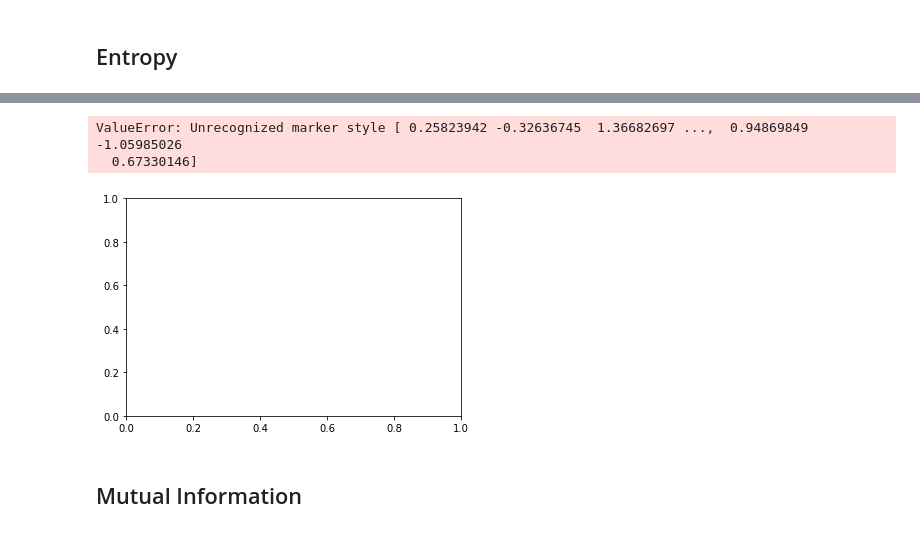
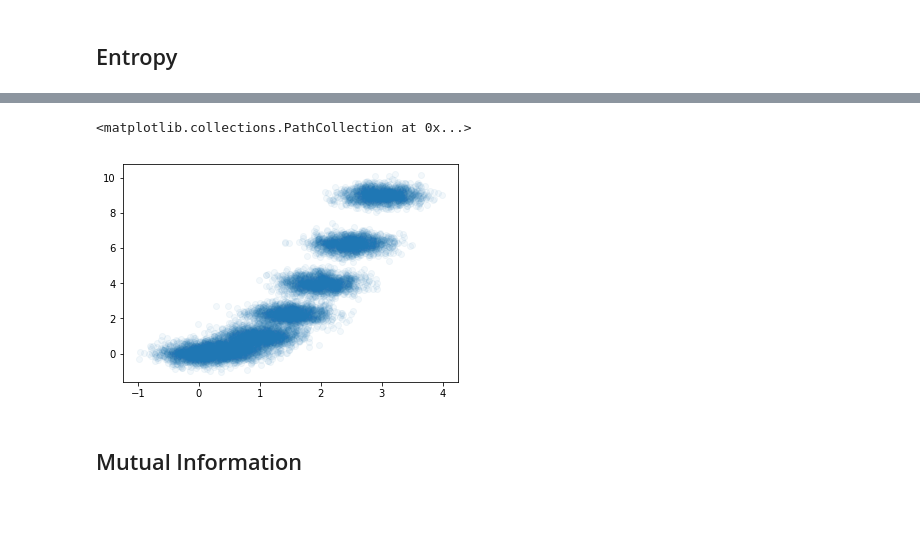
Before and after one commit to BouchardLab/info_measures, a Jupyter notebook: notebooks/entropy_and_mutual_information.ipynb, the cells around one changed output, grey strips where cells are left out. Saved outputs shown, nothing was run; the diff lists cells and outputs as text; code cells hidden in the pictures.

```diff
--- a/notebooks/entropy_and_mutual_information.ipynb
+++ b/notebooks/entropy_and_mutual_information.ipynb
@@ -397,14 +397,19 @@ from info_measures.numpy import gaussian_mixture
 ## Entropy
 # %%
 reload(gaussian_mixture)
-m = gaussian_mixture.GaussianMixture(7, 5, 1., .1)
+m = gaussian_mixture.GaussianMixture(7, 7, 1., .1)
 mu = m.center[0]
 e = np.asscalar(multivariate_normal(mu, np.diag(m.var * np.ones_like(mu))).entropy())
+# %%
+center = np.zeros((7, 2))
+center[:, 0] = np.arange(7) / 2.
+center[:, 1] = (np.arange(7) /2)**2
+m.center = center
 # %%
 x = []
 y = []
 y2 = []
-for xi in np.logspace(2, 5, 100, dtype=int):
+for xi in np.logspace(2, 7, 100, dtype=int):
     x.append(xi)
     samples, yi = m.sample_entropy(xi)
     y.append(yi)
@@ -422,9 +425,8 @@ plt.xscale('log')
 # %%
-plt.scatter(*samples.T, alpha=.005)
+plt.scatter(*samples.T, alpha=.05)
 # %% [output]
-ValueError: Unrecognized marker style [ 0.25823942 -0.32636745  1.36682697 ...,  0.94869849 -1.05985026
-  0.67330146]
+<matplotlib.collections.PathCollection at 0x...>
-[figure, old version]
+[figure, new version]
 # %% [markdown]
 ## Mutual Information
 # %%
```
Also changed, not shown: parts of 4 cells of this notebook, 1 other file.
